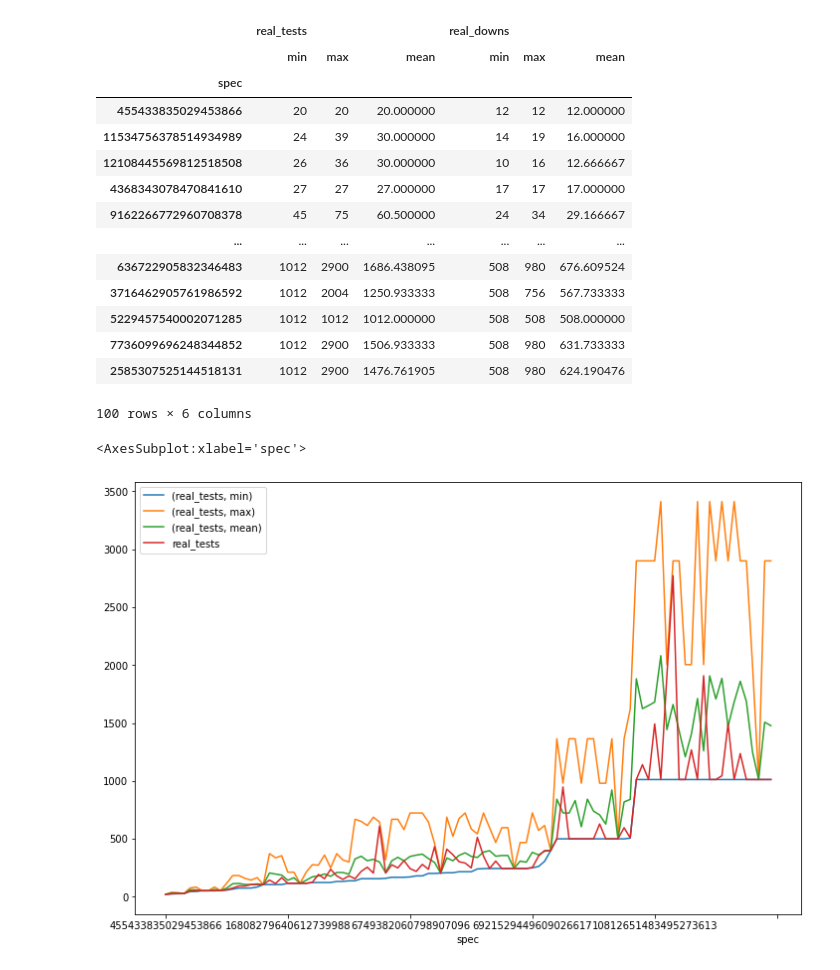
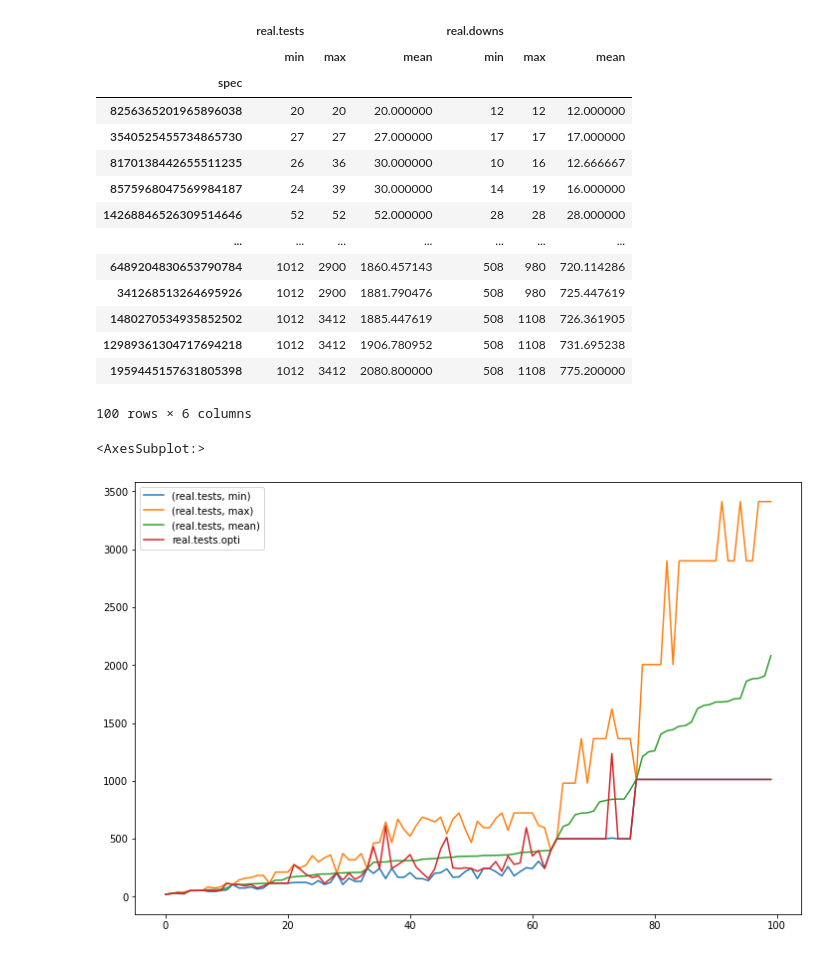
Before and after one commit to PaulRaUnite/ccsl-rs, a Jupyter notebook: plotter/comparison.ipynb, the cells around one changed output. Drawn from its saved outputs; the diff is of its cells as text; code cells hidden in the pictures.

Commit message:
Back to uin64, analytics rewrite to Parquet.

```diff
--- a/plotter/comparison.ipynb
+++ b/plotter/comparison.ipynb
@@ -2,5 +2,5 @@
 import numpy as np
 
 import pandas as pd
-df = pd.read_parquet("./data.parquet")
-df
+df = pd.read_parquet("./data.parquet", engine="fastparquet")
+df.head(10)
@@ -107,4 +116,4 @@ out.loc[:, ["max_real_solutions", "max_limit_solutions", "limit_solutions_squish
 # %%
-opti = pd.read_csv("./optimized.csv", dtype={"spec":str}).loc[:, ["spec", "variant", "real_tests", "real_downs"]].groupby("spec").max()
+opti = pd.read_parquet("./optimized.parquet", engine="fastparquet").loc[:, ["spec", "variant", "real.tests", "real.downs"]].groupby("spec").max()
 opti
 # %% [output]
@@ -124,5 +133,5 @@ opti
 100 rows × 3 columns
 # %%
-d = df.loc[:, ["spec", "variant", "real_tests", "real_downs"]].groupby("variant").max()
+d = df.loc[:, ["spec", "variant", "real.tests", "real.downs"]].groupby("variant").max()
 d
 # %% [output]
@@ -142,25 +151,28 @@ d
 256070 rows × 3 columns
 # %%
-d = d.groupby("spec").agg(["min", "max", "mean"]).sort_values(("real_tests", "min"))
+d = d.groupby("spec").agg(["min", "max", "mean"]).sort_values(("real.tests", "mean"))
 d
 # %% [output]
-|  | real_tests |  |  | real_downs |  |  |
+|  | real.tests |  |  | real.downs |  |  |
 |  | min | max | mean | min | max | mean |
 | spec |  |  |  |  |  |  |
-| 455433835029453866 | 20 | 20 | 20.000000 | 12 | 12 | 12.000000 |
-| 11534756378514934989 | 24 | 39 | 30.000000 | 14 | 19 | 16.000000 |
-| 12108445569812518508 | 26 | 36 | 30.000000 | 10 | 16 | 12.666667 |
-| 4368343078470841610 | 27 | 27 | 27.000000 | 17 | 17 | 17.000000 |
-| 9162266772960708378 | 45 | 75 | 60.500000 | 24 | 34 | 29.166667 |
+| 8256365201965896038 | 20 | 20 | 20.000000 | 12 | 12 | 12.000000 |
+| 3540525455734865730 | 27 | 27 | 27.000000 | 17 | 17 | 17.000000 |
+| 8170138442655511235 | 26 | 36 | 30.000000 | 10 | 16 | 12.666667 |
+| 8575968047569984187 | 24 | 39 | 30.000000 | 14 | 19 | 16.000000 |
+| 14268846526309514646 | 52 | 52 | 52.000000 | 28 | 28 | 28.000000 |
 | ... | ... | ... | ... | ... | ... | ... |
-| 636722905832346483 | 1012 | 2900 | 1686.438095 | 508 | 980 | 676.609524 |
-| 3716462905761986592 | 1012 | 2004 | 1250.933333 | 508 | 756 | 567.733333 |
-| 5229457540002071285 | 1012 | 1012 | 1012.000000 | 508 | 508 | 508.000000 |
-| 7736099696248344852 | 1012 | 2900 | 1506.933333 | 508 | 980 | 631.733333 |
-| 2585307525144518131 | 1012 | 2900 | 1476.761905 | 508 | 980 | 624.190476 |
+| 6489204830653790784 | 1012 | 2900 | 1860.457143 | 508 | 980 | 720.114286 |
+| 341268513264695926 | 1012 | 2900 | 1881.790476 | 508 | 980 | 725.447619 |
+| 1480270534935852502 | 1012 | 3412 | 1885.447619 | 508 | 1108 | 726.361905 |
+| 12989361304717694218 | 1012 | 3412 | 1906.780952 | 508 | 1108 | 731.695238 |
+| 1959445157631805398 | 1012 | 3412 | 2080.800000 | 508 | 1108 | 775.200000 |
 100 rows × 6 columns
 # %%
-d.loc[:, ["real_tests"]].join(opti.loc[:, ["real_tests"]], on="spec", rsuffix="opti").plot(figsize=(12,8))
+d = d.loc[:, ["real.tests"]].join(opti.loc[:, ["real.tests"]].add_suffix(".opti"), on="spec")
+s = pd.Series(list(range(len(d))))
+d = d.set_index(s)
+d.plot(figsize=(12,8))
 # %% [output]
-<AxesSubplot:xlabel='spec'>
+<AxesSubplot:>
-[figure, old version]
+[figure, new version]
```
Also changed, not shown: parts of 16 cells of this notebook, 2 other files.
